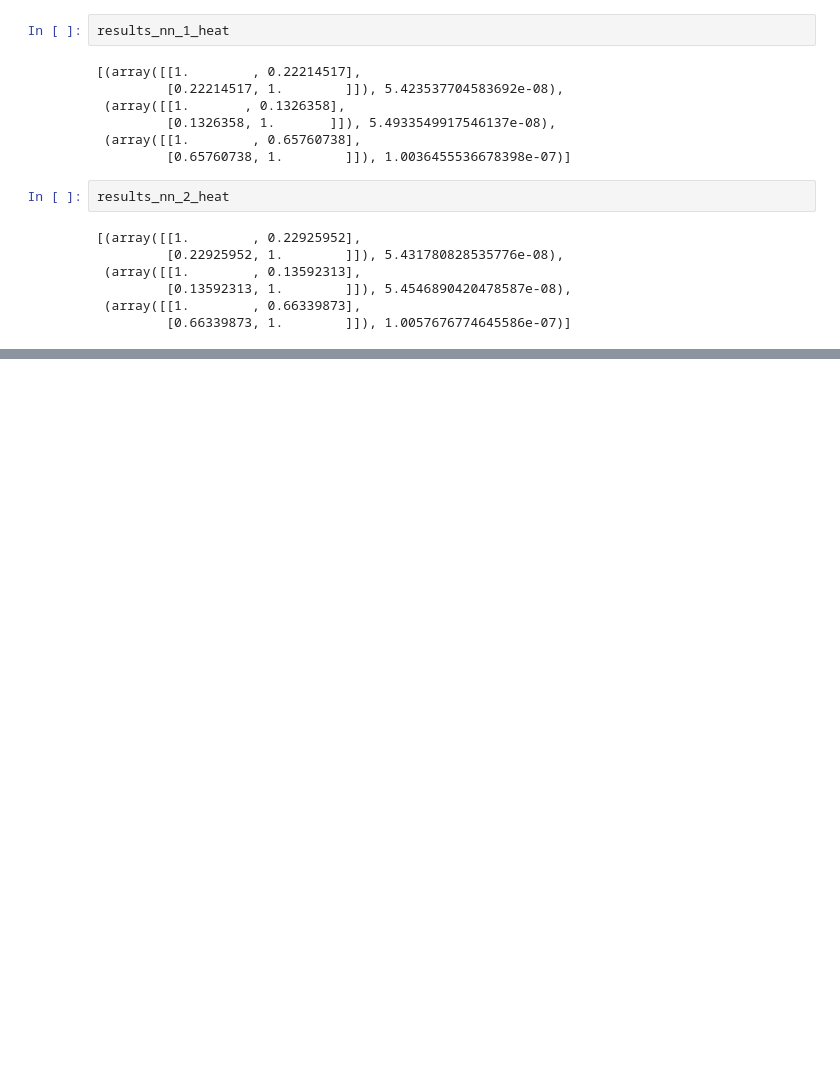
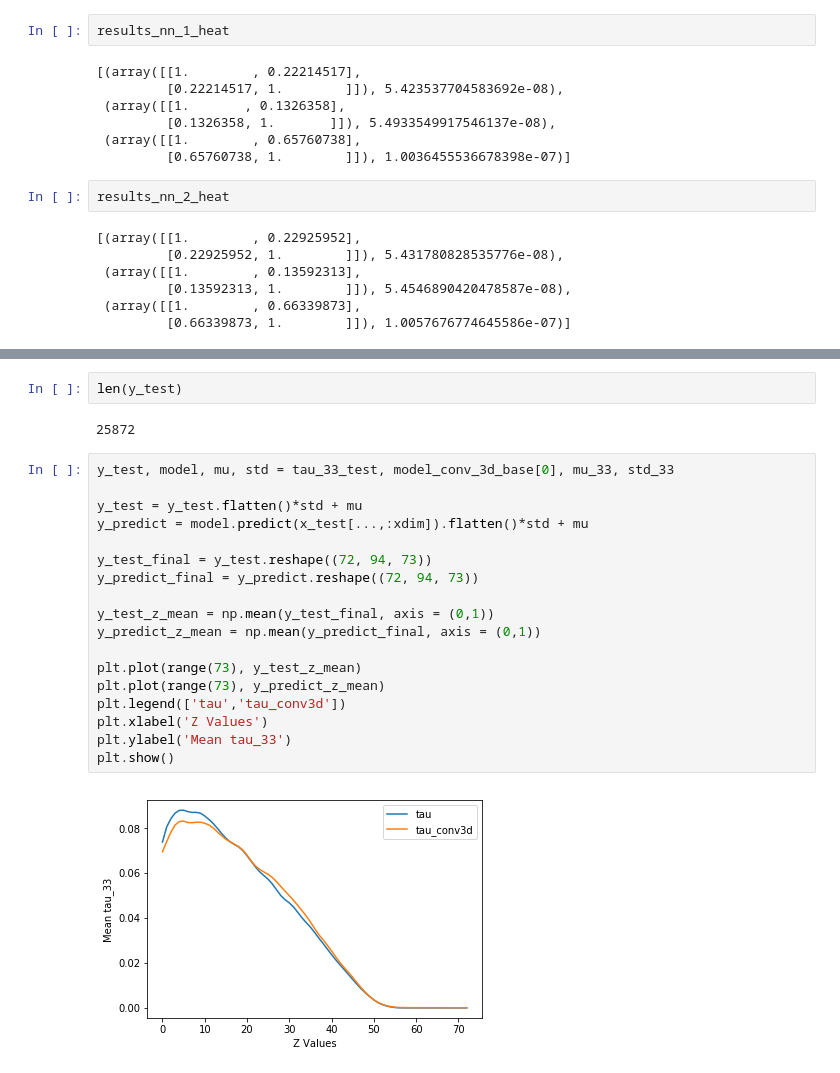
Before and after one commit to cyuu1993/DNS_new, a Jupyter notebook: ML_DNS/Turbulance Modeling.ipynb, the cells around one changed output, grey strips where cells are left out. Drawn from its saved outputs; the diff is of its cells as text; blank space fills up the shorter version.

```diff
--- a/ML_DNS/Turbulance Modeling.ipynb
+++ b/ML_DNS/Turbulance Modeling.ipynb
@@ -807,0 +1671,24 @@ results_conv_3d_aug_heat
+# %%
+len(y_test)
+# %% [output]
+25872
+# %%
+y_test, model, mu, std = tau_33_test, model_conv_3d_base[0], mu_33, std_33
+
+y_test = y_test.flatten()*std + mu
+y_predict = model.predict(x_test[...,:xdim]).flatten()*std + mu
+
+y_test_final = y_test.reshape((72, 94, 73))
+y_predict_final = y_predict.reshape((72, 94, 73))
+
+y_test_z_mean = np.mean(y_test_final, axis = (0,1))
+y_predict_z_mean = np.mean(y_predict_final, axis = (0,1))
+
+plt.plot(range(73), y_test_z_mean)
+plt.plot(range(73), y_predict_z_mean)
+plt.legend(['tau','tau_conv3d'])
+plt.xlabel('Z Values')
+plt.ylabel('Mean tau_33')
+plt.show()
+# %% [output]
+[figure, added]
```
Also changed, not shown: parts of 50 cells of this notebook.
